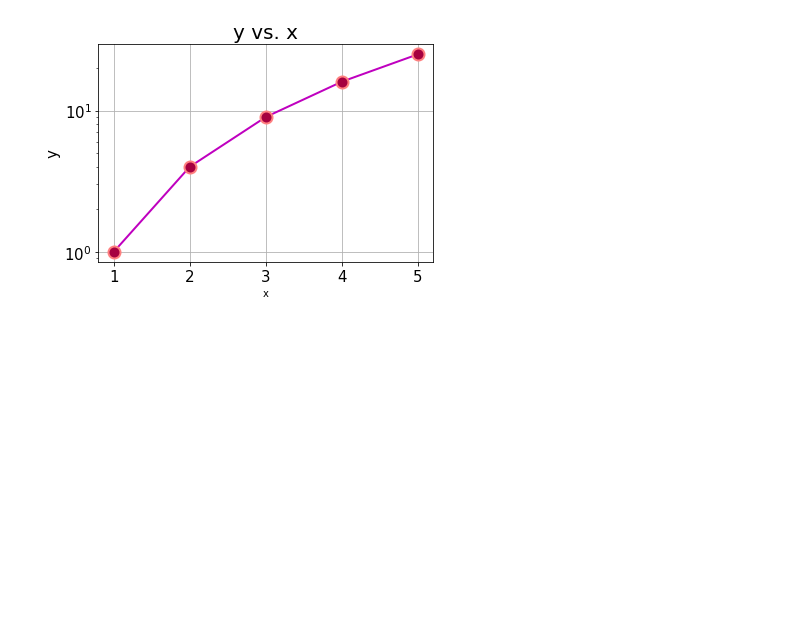
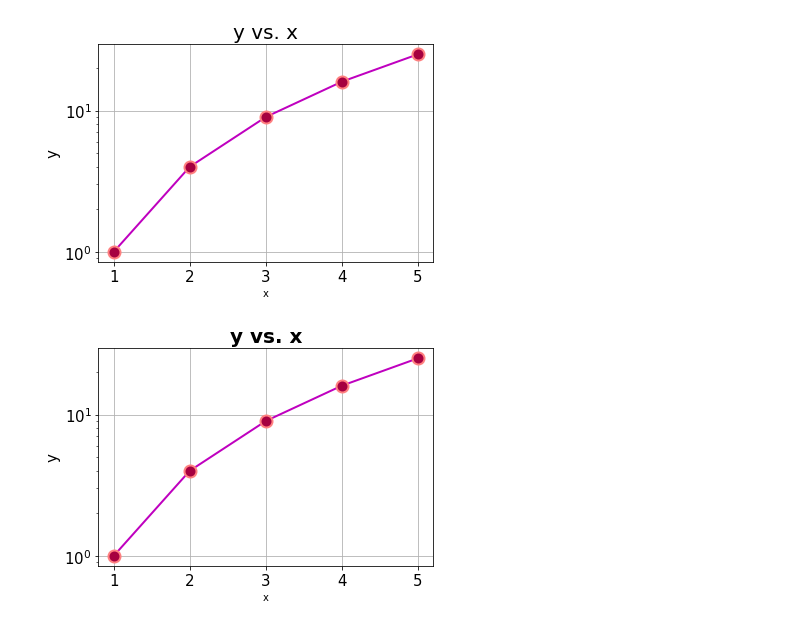
Before and after one commit to souticksaha21/Python_codes, a Jupyter notebook: Matplotlib_plots.ipynb, the cells around one changed output. Cells and saved outputs as stored; diff of their text form; code cells hidden in the pictures; blank space fills up the shorter version.

```diff
--- a/Matplotlib_plots.ipynb
+++ b/Matplotlib_plots.ipynb
@@ -204,3 +204,18 @@ plt.grid()
 plt.show()
 # %% [output]
 [figure]
+# %%
+#Setting title font to bold
+c1=[0.65, 0, 0.25] #new color 1
+c2=[1, 0.5, 0.5] #new color 2
+z1=[1,2,3,4,5]
+z=[n**2 for n in z1]
+plt.plot(z1, z,'mo-', markersize=12, markerfacecolor=c1,markeredgewidth=2,  markeredgecolor=c2, linewidth=2)
+plt.xlabel("x", fontsize=10)
+plt.ylabel("y", fontsize=15)
+plt.title("y vs. x", fontsize=20, fontweight='bold')
+plt.yscale('log')
+plt.grid()
+plt.show()
+# %% [output]
+[figure, added]
```
